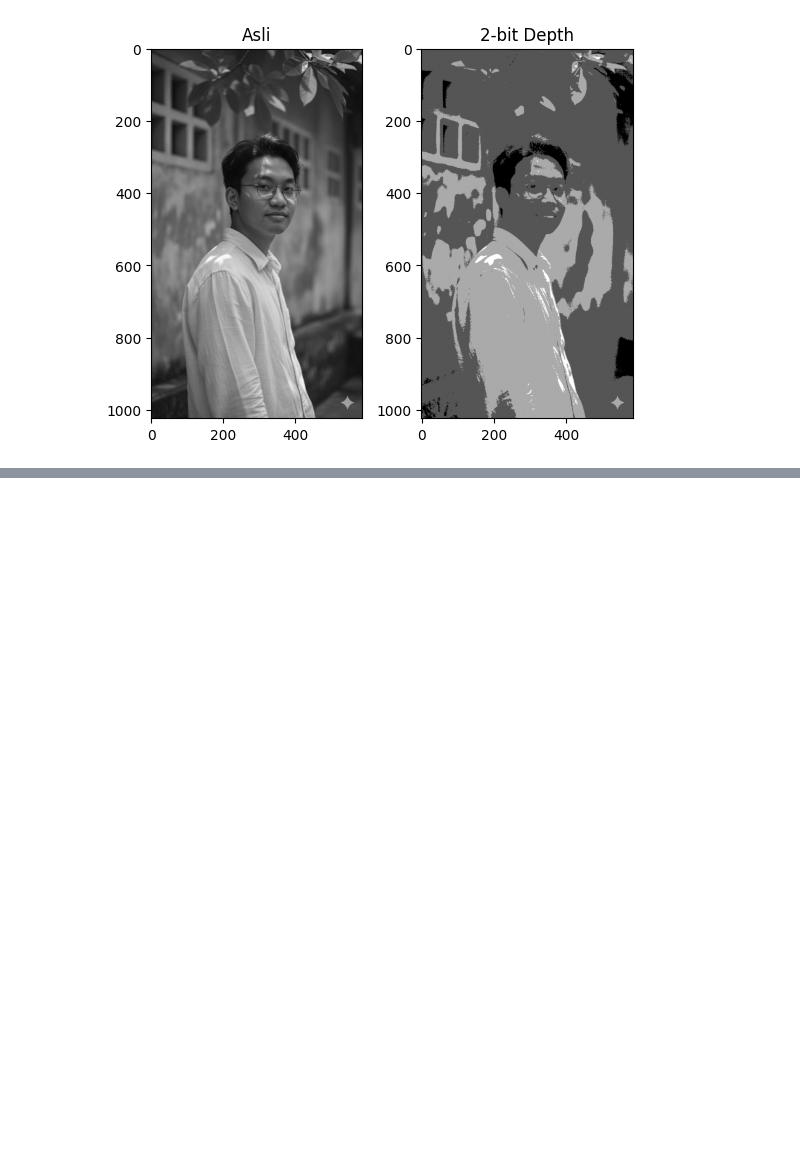
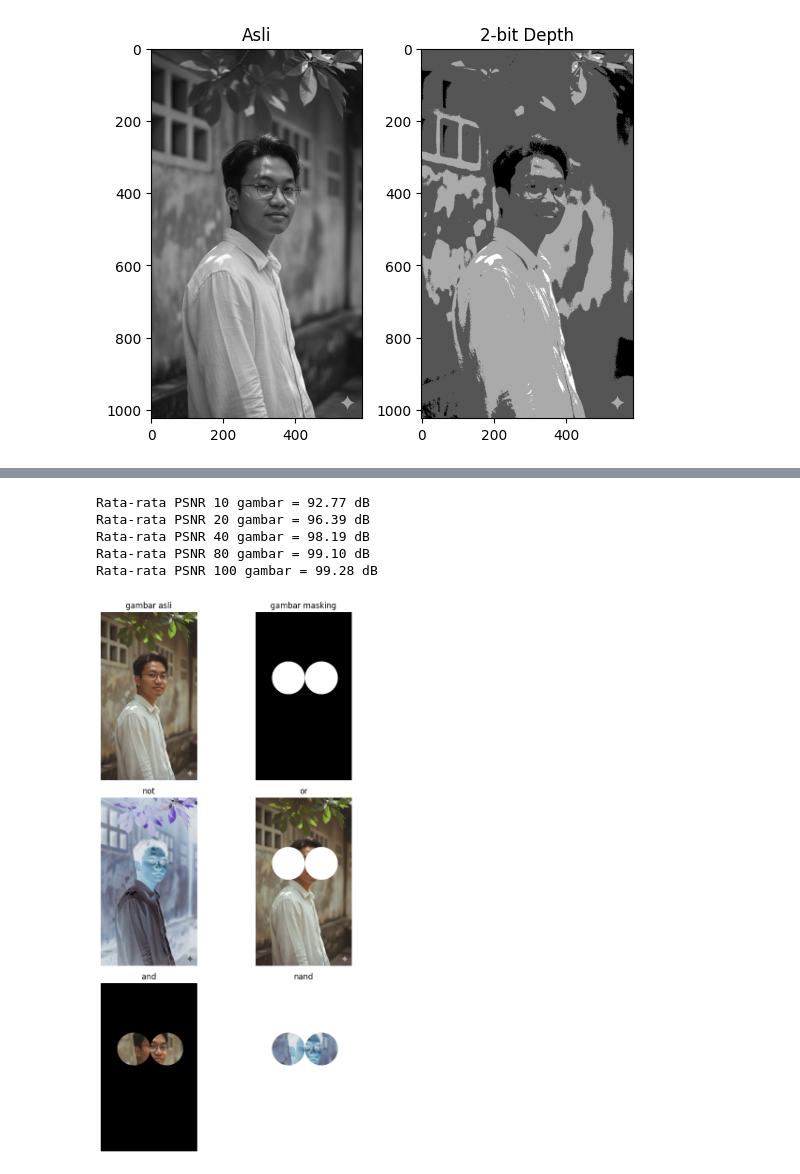
Before and after one commit to Rendhazuper/PCVK_Genap_2025, a Jupyter notebook: Week3.ipynb, the cells around one changed output, grey strips where cells are left out. Saved outputs shown, nothing was run; the diff lists cells and outputs as text; code cells hidden in the pictures; blank space fills up the shorter version.

```diff
--- a/Week3.ipynb
+++ b/Week3.ipynb
@@ -197,0 +132,77 @@ PSNR 100 citra: 100
+# %%
+
+import glob
+import cv2 as cv
+import numpy as np
+from math import log10, sqrt
+
+ori = cv.imread('/content/drive/MyDrive/Content/download.jpeg')
+h, w = ori.shape[:2]
+
+cv_img = []
+for p in glob.glob('/content/drive/MyDrive/Content/*.jpeg'):
+    im = cv.imread(p)
+    if im is None:
+        continue
+    im = cv.resize(im, (w, h))
+    cv_img.append(im)
+
+def PSNR(ori,compress):
+  mse = np.mean((ori-compress)**2)
+  if mse == 0:
+    return 100
+  max_piksel = 255.0
+  psnr = 20 * log10(max_piksel / sqrt(mse))
+  return psnr
+
+def main():
+  nilai_psnr = []
+
+  for img in cv_img:
+    nilai = PSNR(ori, img)
+    nilai_psnr.append(nilai)
+
+  for n in [10, 20, 40, 80, 100]:
+    avg = np.mean(nilai_psnr[:n])
+    print(f"Rata-rata PSNR {n} gambar = {avg:.2f} dB")
+
+
+if __name__ == "__main__":
+    main()
+# %% [output]
+Rata-rata PSNR 10 gambar = 92.77 dB
+Rata-rata PSNR 20 gambar = 96.39 dB
+Rata-rata PSNR 40 gambar = 98.19 dB
+Rata-rata PSNR 80 gambar = 99.10 dB
+Rata-rata PSNR 100 gambar = 99.28 dB
+# %%
+import cv2 as cv
+import numpy as np
+import matplotlib.pyplot as plt
+
+
+img = cv.cvtColor(cv.imread('/content/drive/MyDrive/Content/Fotoku.jpg'),cv.COLOR_BGR2RGB)
+img_read = cv.cvtColor(np.zeros(img.shape, img.dtype), cv.COLOR_BGR2RGB)
+cv.circle(img_read, center=(200,400), radius=100, color=(255,255,255), thickness=cv.FILLED)
+cv.circle(img_read, center=(400,400), radius=100, color=(255,255,255), thickness=cv.FILLED)
+
+#logika
+imgnot = cv.bitwise_not(img)
+imgor = cv.bitwise_or(img, img_read)
+imgand = cv.bitwise_and(img, img_read)
+imgnand = cv.bitwise_not(cv.bitwise_and(img, img_read))
+imgxor = cv.bitwise_xor(img, img_read)
+
+title = ['gambar asli', 'gambar masking', 'not','or','and', 'nand', 'xor']
+img = [img, img_read, imgnot, imgor, imgand, imgnand, imgxor]
+
+plt.figure(figsize=(8,12))
+for i in range(6):
+    plt.subplot(3,2,i+1)
+    plt.imshow(img[i])
+    plt.title(title[i])
+    plt.axis('off')
+plt.tight_layout()
+plt.show()
+# %% [output]
+[figure, added]
```
Also changed, not shown: parts of 1 cell of this notebook.
